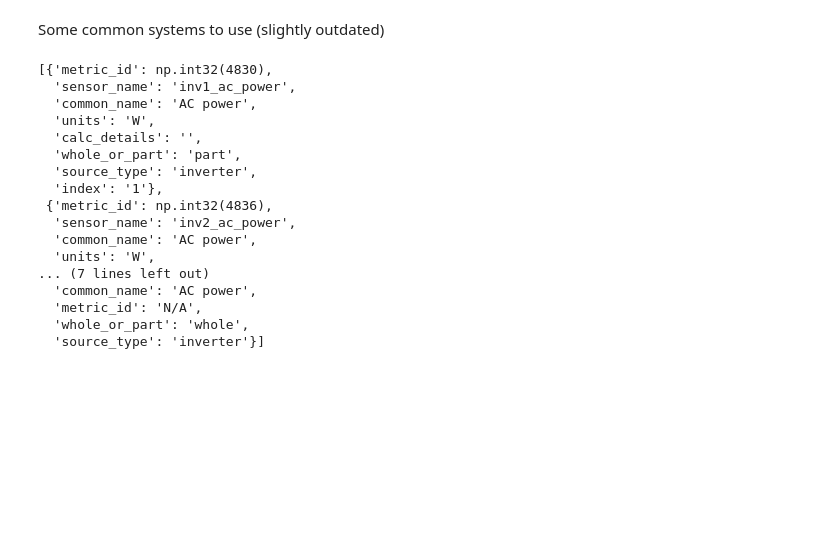
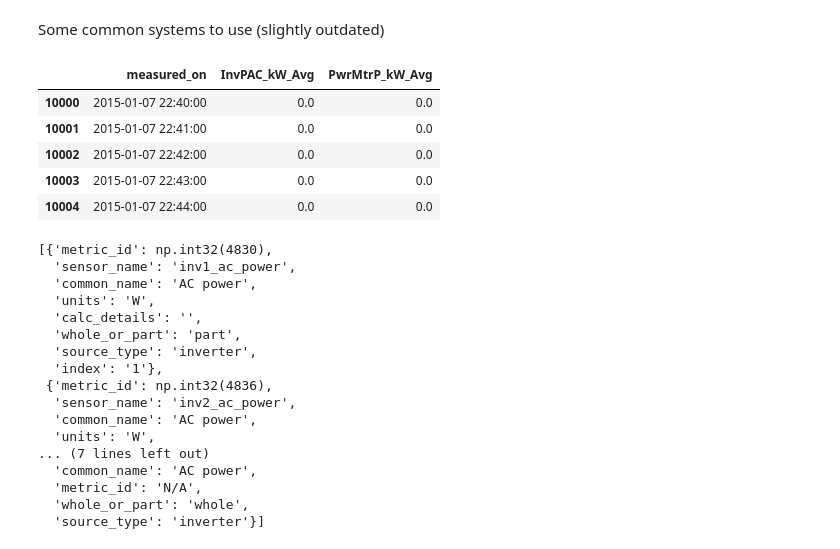
Before and after one commit to Erdos-Projects/predicting-day-ahead-solar-power-production, a Jupyter notebook: src/data/pwr/ac_power_filter_maker_mk_3.ipynb, the cells around one changed output. Cells and saved outputs as stored; diff of their text form; code cells hidden in the pictures; blank space fills up the shorter version.

```diff
--- a/src/data/pwr/ac_power_filter_maker_mk_3.ipynb
+++ b/src/data/pwr/ac_power_filter_maker_mk_3.ipynb
@@ -834,3 +1028,21 @@ agg_data_1200
+# %%
+(metrics_4901, meta_4901, data_4901) = ac_power_gather_data_single_year(
+    all_ac_pow_metrics=all_ac_power_names,
+    all_ac_pow_metadata=all_ac_power_meta,
+    system_id=4901,
+    year=2015,
+    error_on_no_data=True,
+    add_aggs=True
+)
+# %%
+data_4901.iloc[10000:10005]
+# %% [output]
+|  | measured_on | InvPAC_kW_Avg | PwrMtrP_kW_Avg |
+| 10000 | 2015-01-07 22:40:00 | 0.0 | 0.0 |
+| 10001 | 2015-01-07 22:41:00 | 0.0 | 0.0 |
+| 10002 | 2015-01-07 22:42:00 | 0.0 | 0.0 |
+| 10003 | 2015-01-07 22:43:00 | 0.0 | 0.0 |
+| 10004 | 2015-01-07 22:44:00 | 0.0 | 0.0 |
 # %%
 all_ac_power_names[1422]
 # %%
```
Also changed, not shown: parts of 19 cells of this notebook, 1 other file.
